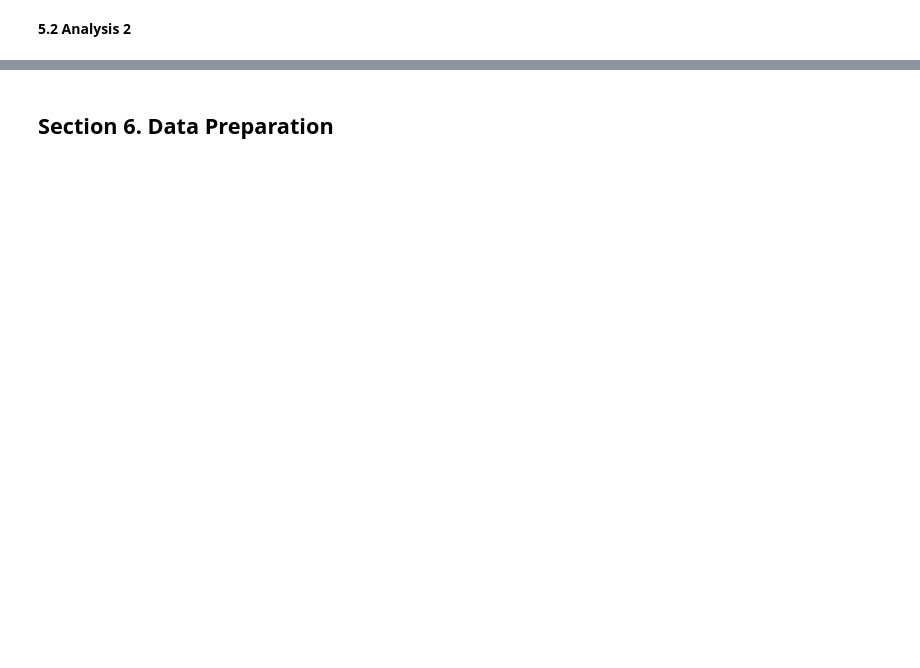
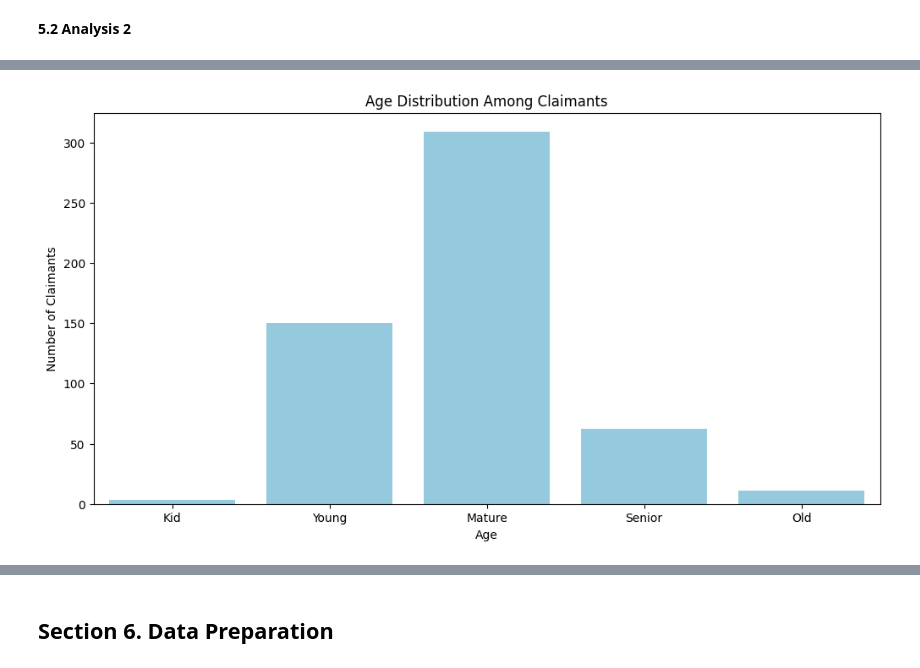
Before and after one commit to Faizism/travel_insurance, a Jupyter notebook: notebooks/1.0-bdp-inital-notebook.ipynb, the cells around one changed output, grey strips where cells are left out. Cells and saved outputs as stored; diff of their text form; code cells hidden in the pictures; blank space fills up the shorter version.

```diff
--- a/notebooks/1.0-bdp-inital-notebook.ipynb
+++ b/notebooks/1.0-bdp-inital-notebook.ipynb
@@ -359,0 +443,29 @@ Name: proportion, dtype: float64
+# %%
+def cat_age(age):
+    if age <= 17:
+        return "Kid"
+    elif 18 <= age <= 30:
+        return "Young"
+    elif 31 <= age <= 50:
+        return "Mature"
+    elif 51 <= age <= 65:
+        return "Senior"
+    elif age > 65:
+        return "Old"
+    else:
+        return None
+seen_data['category_age'] = seen_data['Age'].apply(cat_age)
+# %%
+# Age Distribution Among Claimants
+claimants_age = seen_data[seen_data['Claim'] == 'Yes']['category_age']
+age_order = ["Kid", "Young","Mature", "Senior", "Old"]
+
+# Plot Age Distribution as Bar Chart
+plt.figure(figsize=(12, 6))
+sns.countplot(data=seen_data[seen_data['Claim'] == 'Yes'], x='category_age', color='skyblue', order = age_order )
+plt.title("Age Distribution Among Claimants")
+plt.xlabel("Age")
+plt.ylabel("Number of Claimants")
+plt.show()
+# %% [output]
+[figure, added]
```
Also changed, not shown: parts of 36 cells of this notebook, 3 other files.
